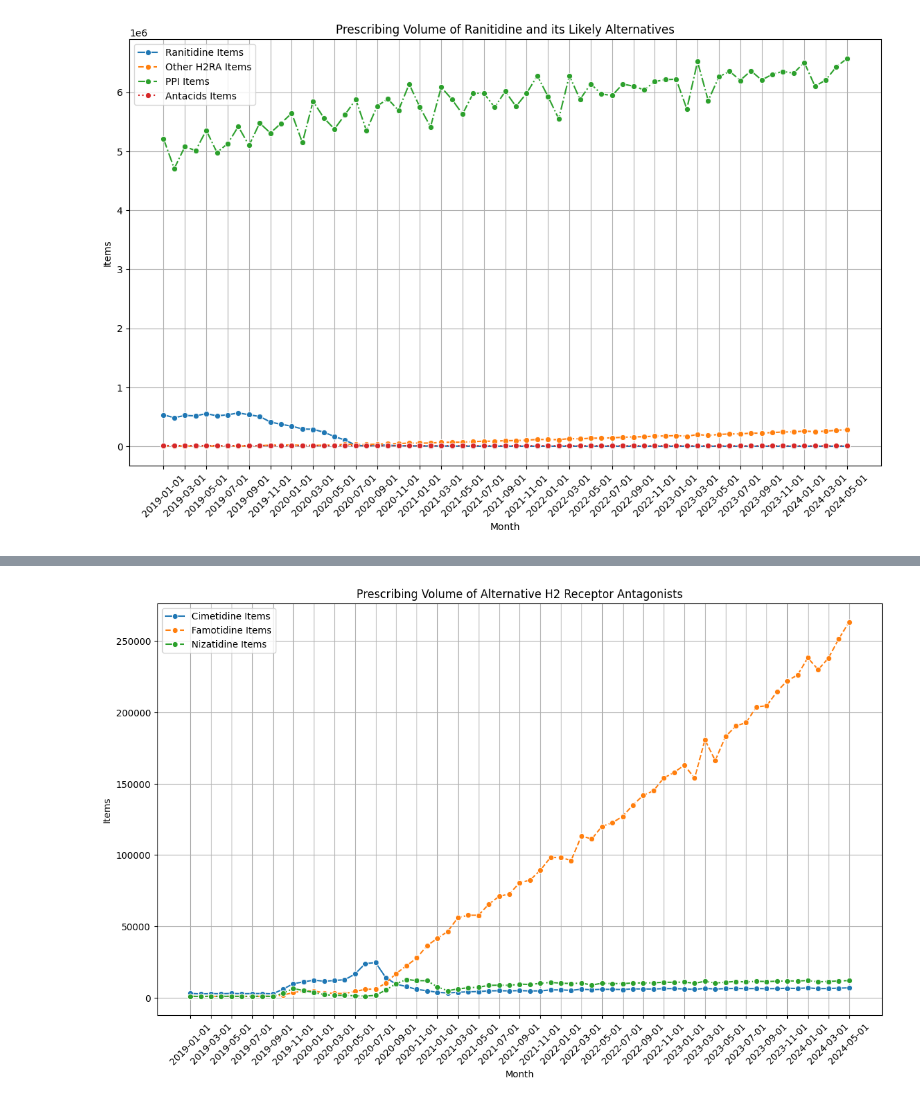
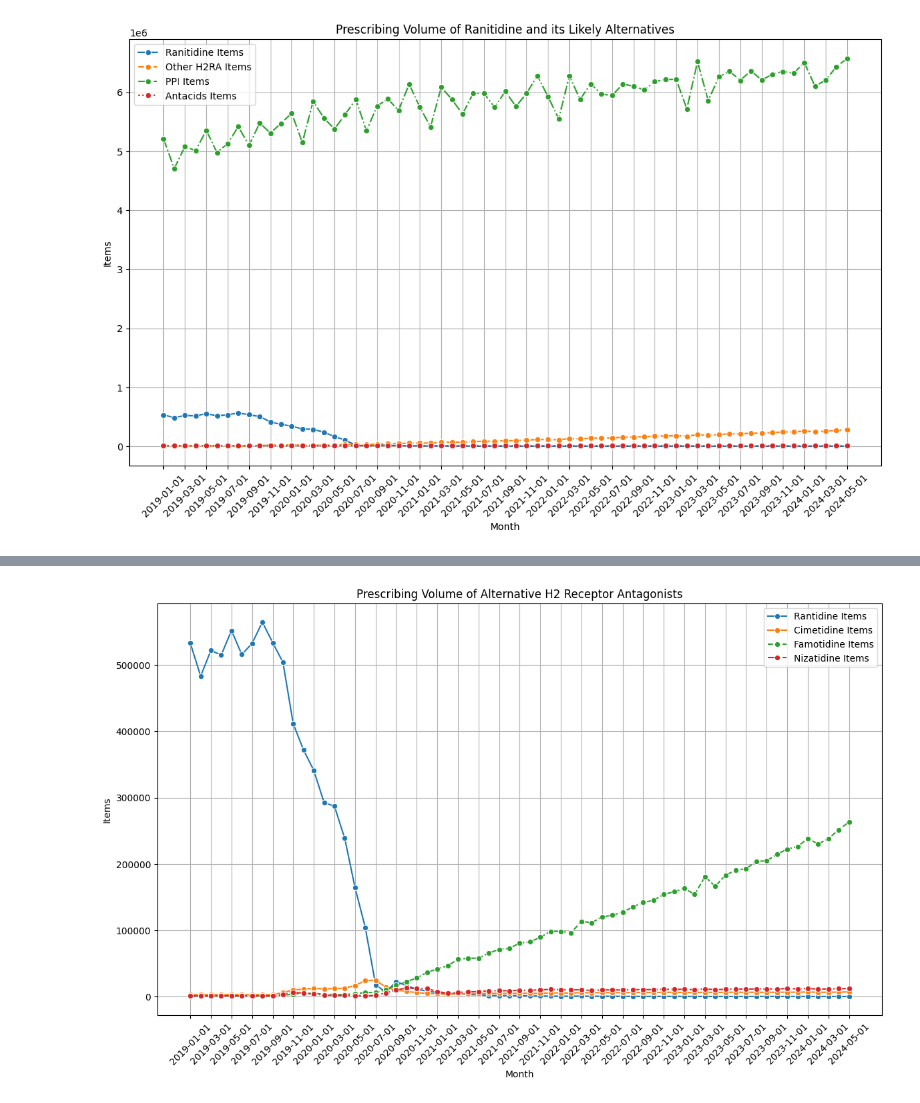
Before and after one commit to avanthika-sivakumar/med-student-omeprazole, a Jupyter notebook: notebooks/Omeprazole shortage.ipynb, the cells around one changed output, grey strips where cells are left out. Cells and saved outputs as stored; diff of their text form; code cells hidden in the pictures.

```diff
--- a/notebooks/Omeprazole shortage.ipynb
+++ b/notebooks/Omeprazole shortage.ipynb
@@ -332,34 +334,36 @@ nizatidine_monthly_totals = data_filtered_nizatidine.groupby('month')['items'].s
 # Create a Seaborn figure for specific H2RA antagonists
 plt.figure(figsize=(14, 8))  # Increase figure size for better readability
 
 # Plot the original monthly totals for H2RA antagonists using Seaborn
+sns.lineplot(data=ranitidine_monthly_totals, x='month', y='items', marker='o', label='Rantidine Items')
+
 sns.lineplot(data=cimetidine_monthly_totals, x='month', y='items', marker='o', label='Cimetidine Items')
 
 sns.lineplot(data=famotidine_monthly_totals, x='month', y='items', marker='o', linestyle='--', label='Famotidine Items')
 
 sns.lineplot(data=nizatidine_monthly_totals, x='month', y='items', marker='o', linestyle='-.', label='Nizatidine Items')
 
 # Rotate x-axis labels to avoid overlapping
 plt.xticks(rotation=45)
 
 # Optionally reduce the number of ticks on the x-axis
 plt.xticks(ticks=ranitidine_monthly_totals['month'][::2], rotation=45)
 
 # Add titles and labels
 plt.title('Prescribing Volume of Alternative H2 Receptor Antagonists')
 plt.xlabel('Month')
 plt.ylabel('Items')
 
 # Add a legend to differentiate the lines
 plt.legend()
 
 # Adding grid for better readability
 plt.grid(True)
 
 # Display the plot
 plt.show()
 # %% [output]
-[figure, old version]
+[figure, new version]
 # %%
 #Codes for PPIs.
 
```
Also changed, not shown: parts of 11 cells of this notebook.
